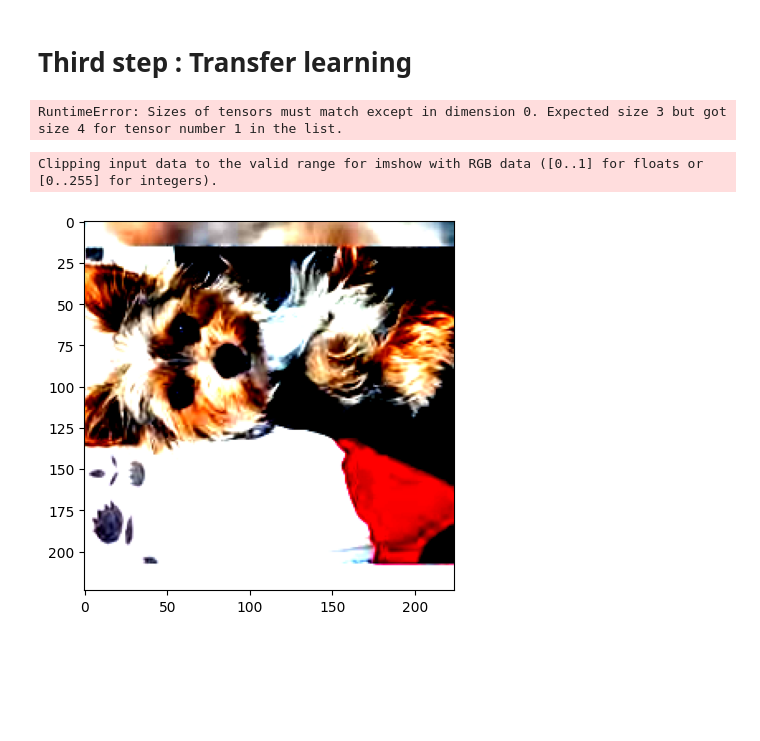
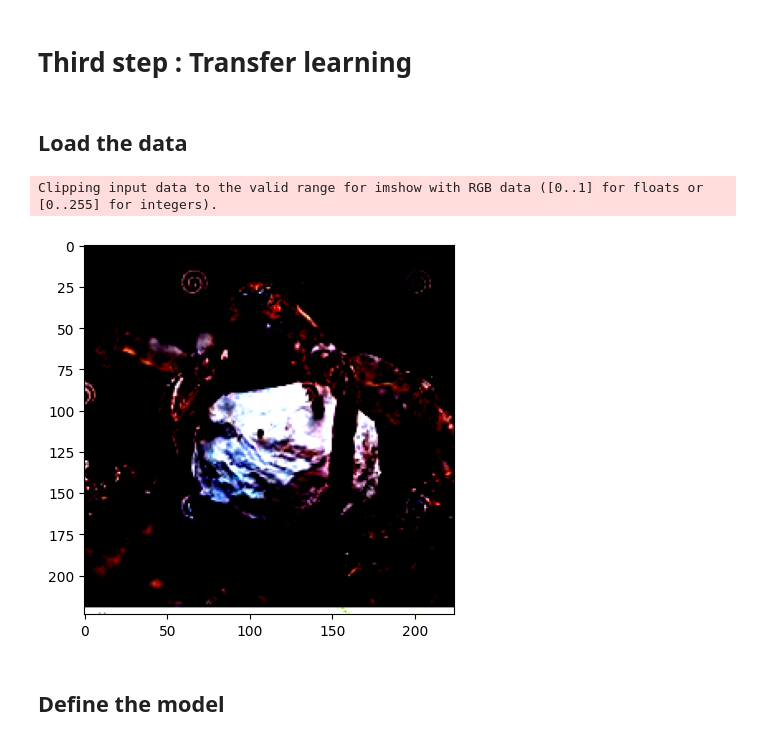
Before and after one commit to ThibautMrl/Lab4_CNN, a Jupyter notebook: Thibaut_Maurel_CNN.ipynb, the cells around one changed output. Drawn from its saved outputs; the diff is of its cells as text; code cells hidden in the pictures; blank space fills up the shorter version.

Commit message:
Chargement dataset derniere partie debut vgg mais bug

```diff
--- a/Thibaut_Maurel_CNN.ipynb
+++ b/Thibaut_Maurel_CNN.ipynb
@@ -423,5 +397,7 @@ plt.show()
 # %% [markdown]
 # Third step : Transfer learning
+# %% [markdown]
+## Load the data
 # %%
 import glob
 from tqdm import tqdm
@@ -432,45 +408,23 @@ import os
-# %%
-classes = ['mucca', 'elefante', 'gatto', 'cavallo', 'scoiattolo', 'ragno', 'pecora', 'farfalla', 'gallina', 'cane']
-nbClasses = len(classes)
-datasetRoot = 'animal-10/raw-img/'
-
-rootTrain = datasetRoot+'train/'
-classLabel = 0
-
-# define a transform to resize the input images and convert them to PyTorch tensors
-transform = transforms.Compose([
-    transforms.Resize((224, 224)),
-    transforms.ToTensor(),
-])
-
-# initialize the input and output data
-xTrain = torch.empty(size=(0, 3, 224, 224))
-yTrain = []
-
-for cl in classes:
-    listImages = glob.glob(rootTrain + cl + '/*')[:100]
-    yTrain += [classLabel] * len(listImages)
-
-    for pathImg in listImages:
-        img = Image.open(pathImg)  # load image
-        im = transform(img)  # apply transform
-        im = im.unsqueeze(0)  # add a batch dimension
-        xTrain = torch.cat([xTrain, im])  # add the image to the train dataset
-
-    classLabel += 1
-
-print(len(yTrain))
-print(xTrain.shape)
-
-# convert the output labels to one-hot encoded vectors
-yTrain = torch.nn.functional.one_hot(torch.tensor(yTrain), num_classes=nbClasses)
-# %% [output]
-RuntimeError: Sizes of tensors must match except in dimension 0. Expected size 3 but got size 4 for tensor number 1 in the list.
-# %%
-im,label = dataloader.dataset[0]
-im = im.permute(2, 1, 0)
-plt.imshow(im)
-plt.show()
-# %% [output]
-Clipping input data to the valid range for imshow with RGB data ([0..1] for floats or [0..255] for integers).
-[figure, removed]
+# %%
+classes = ['mucca', 'elefante', 'gatto', 'cavallo', 'scoiattolo', 'ragno', 'pecora', 'farfalla', 'gallina', 'cane']
+transform = transforms.Compose([
+    transforms.Resize(256),
+    transforms.CenterCrop(224),
+    transforms.RandomHorizontalFlip(),
+    transforms.ToTensor(),
+    transforms.Normalize(mean=[0.485, 0.456, 0.406], std=[0.229, 0.224, 0.225])
+])
+
+
+dataset = ImageFolder(root='./animal-10/raw-img/train', transform=transform)
+
+dataloader = torch.utils.data.DataLoader(dataset, batch_size=32, shuffle=True)
+# %%
+# get a batch of images from the dataloader
+images, labels = next(iter(dataloader))
+# plot the first image in the batch
+plt.imshow(images[0].permute(1, 2, 0))
+plt.show()
+# %% [output]
+Clipping input data to the valid range for imshow with RGB data ([0..1] for floats or [0..255] for integers).
+[figure, added]
@@ -476,0 +456,2 @@ Clipping input data to the valid range for imshow with RGB data ([0..1] for floa
+# %% [markdown]
+## Define the model
```
Also changed, not shown: parts of 13 cells of this notebook.
